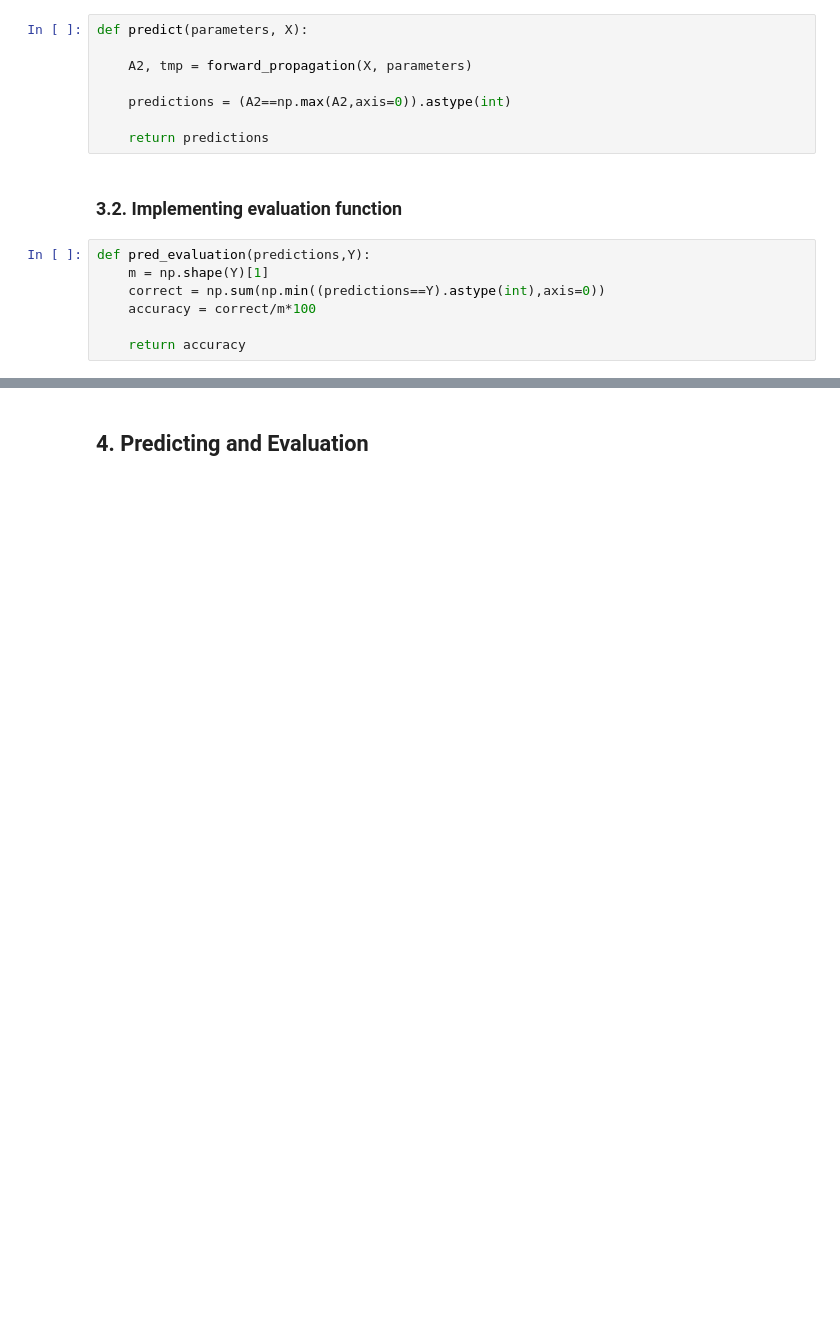
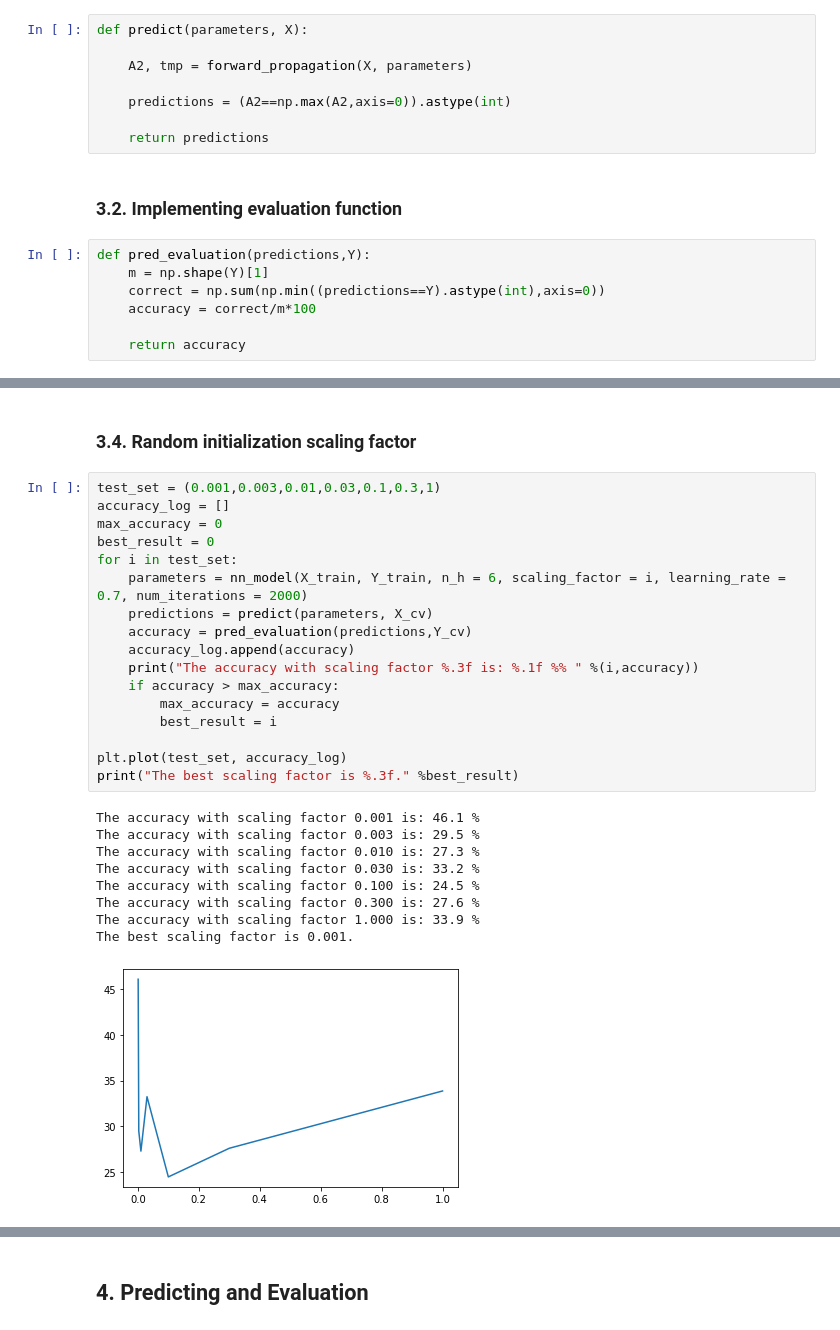
Before and after one commit to mahmoudjahanshahi/DeepLearning, a Jupyter notebook: RedWineQuality/shallowNN.ipynb, the cells around one changed output, grey strips where cells are left out. Saved outputs shown, nothing was run; the diff lists cells and outputs as text; blank space fills up the shorter version.

```diff
--- a/RedWineQuality/shallowNN.ipynb
+++ b/RedWineQuality/shallowNN.ipynb
@@ -299,0 +312,29 @@ plt.plot(test_n_h, accuracy_log)
+# %% [markdown]
+### 3.4. Random initialization scaling factor
+# %%
+test_set = (0.001,0.003,0.01,0.03,0.1,0.3,1)
+accuracy_log = []
+max_accuracy = 0
+best_result = 0
+for i in test_set:
+    parameters = nn_model(X_train, Y_train, n_h = 6, scaling_factor = i, learning_rate = 0.7, num_iterations = 2000)
+    predictions = predict(parameters, X_cv)
+    accuracy = pred_evaluation(predictions,Y_cv)
+    accuracy_log.append(accuracy)
+    print("The accuracy with scaling factor %.3f is: %.1f %% " %(i,accuracy))
+    if accuracy > max_accuracy:
+        max_accuracy = accuracy
+        best_result = i
+
+plt.plot(test_set, accuracy_log)
+print("The best scaling factor is %.3f." %best_result)
+# %% [output]
+The accuracy with scaling factor 0.001 is: 46.1 %
+The accuracy with scaling factor 0.003 is: 29.5 %
+The accuracy with scaling factor 0.010 is: 27.3 %
+The accuracy with scaling factor 0.030 is: 33.2 %
+The accuracy with scaling factor 0.100 is: 24.5 %
+The accuracy with scaling factor 0.300 is: 27.6 %
+The accuracy with scaling factor 1.000 is: 33.9 %
+The best scaling factor is 0.001.
+[figure, added]
```
Also changed, not shown: parts of 22 cells of this notebook.
